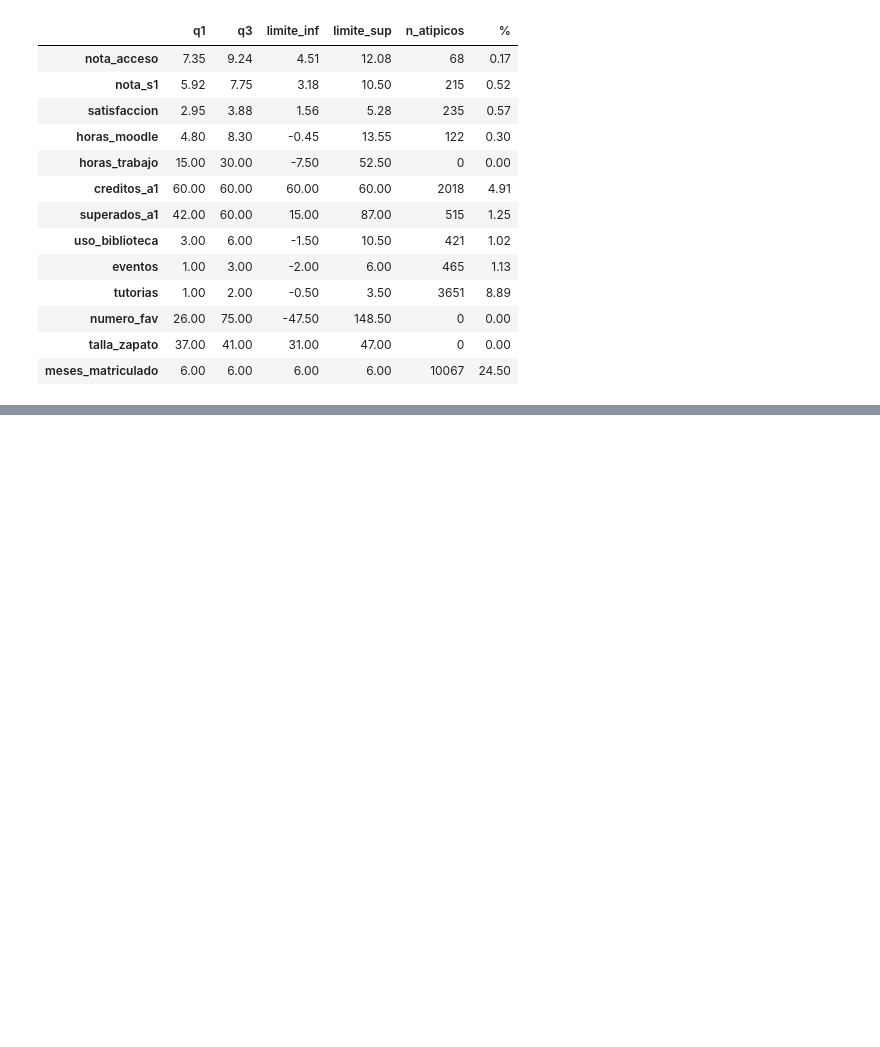
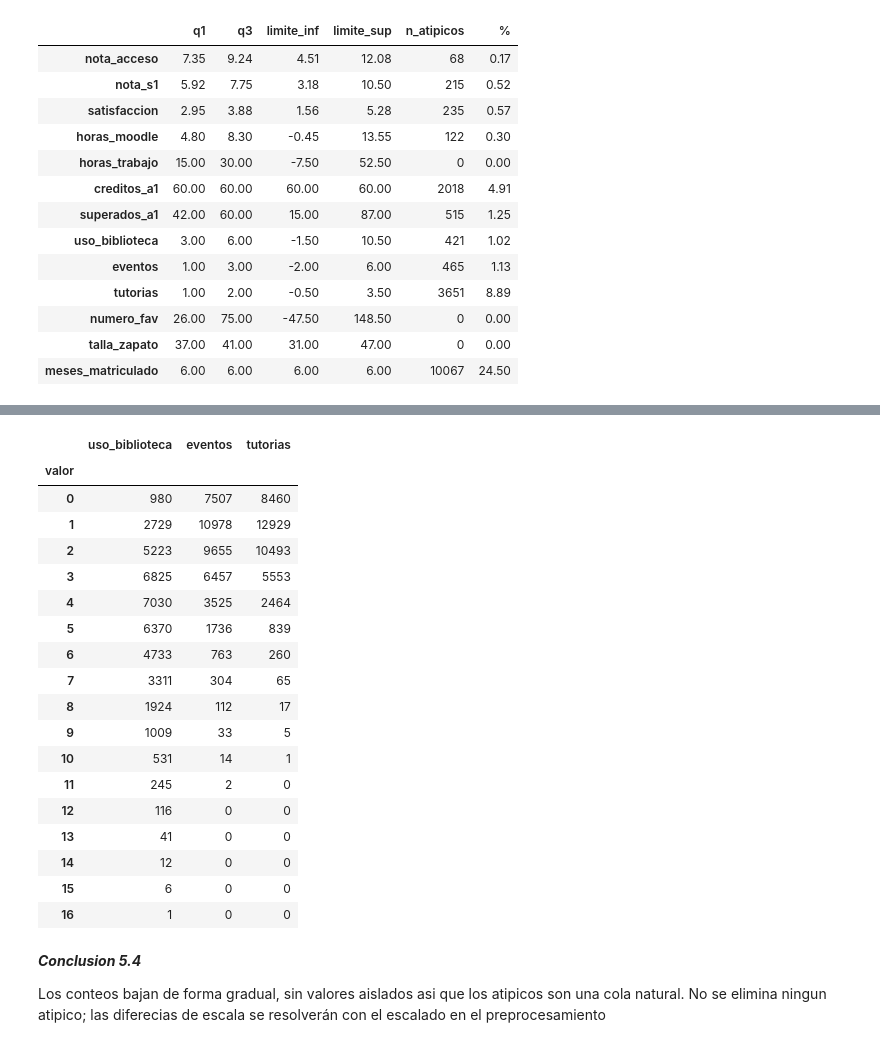
Before and after one commit to alfquito0206/data-mining-2026, a Jupyter notebook: practica-01/Práctica 1 - Análisis, procesamiento y validación .ipynb, the cells around one changed output, grey strips where cells are left out. Drawn from its saved outputs; the diff is of its cells as text; code cells hidden in the pictures; blank space fills up the shorter version.

```diff
--- a/practica-01/Práctica 1 - Análisis, procesamiento y validación .ipynb
+++ b/practica-01/Práctica 1 - Análisis, procesamiento y validación .ipynb
@@ -1041,0 +1141,30 @@ pd.DataFrame({
+# %%
+
+conteos = pd.DataFrame({col: eda[col].value_counts() for col in ['uso_biblioteca', 'eventos', 'tutorias']})
+conteos = conteos.sort_index().fillna(0).astype(int)
+conteos.index.name = 'valor'
+conteos
+# %% [output]
+|  | uso_biblioteca | eventos | tutorias |
+| valor |  |  |  |
+| 0 | 980 | 7507 | 8460 |
+| 1 | 2729 | 10978 | 12929 |
+| 2 | 5223 | 9655 | 10493 |
+| 3 | 6825 | 6457 | 5553 |
+| 4 | 7030 | 3525 | 2464 |
+| 5 | 6370 | 1736 | 839 |
+| 6 | 4733 | 763 | 260 |
+| 7 | 3311 | 304 | 65 |
+| 8 | 1924 | 112 | 17 |
+| 9 | 1009 | 33 | 5 |
+| 10 | 531 | 14 | 1 |
+| 11 | 245 | 2 | 0 |
+| 12 | 116 | 0 | 0 |
+| 13 | 41 | 0 | 0 |
+| 14 | 12 | 0 | 0 |
+| 15 | 6 | 0 | 0 |
+| 16 | 1 | 0 | 0 |
+# %% [markdown]
+***Conclusion 5.4***
+
+Los conteos bajan de forma gradual, sin valores aislados asi que los atipicos son una cola natural. No se elimina ningun atipico; las diferecias de escala se resolverán con el escalado en el preprocesamiento
```
Also changed, not shown: parts of 36 cells of this notebook.
